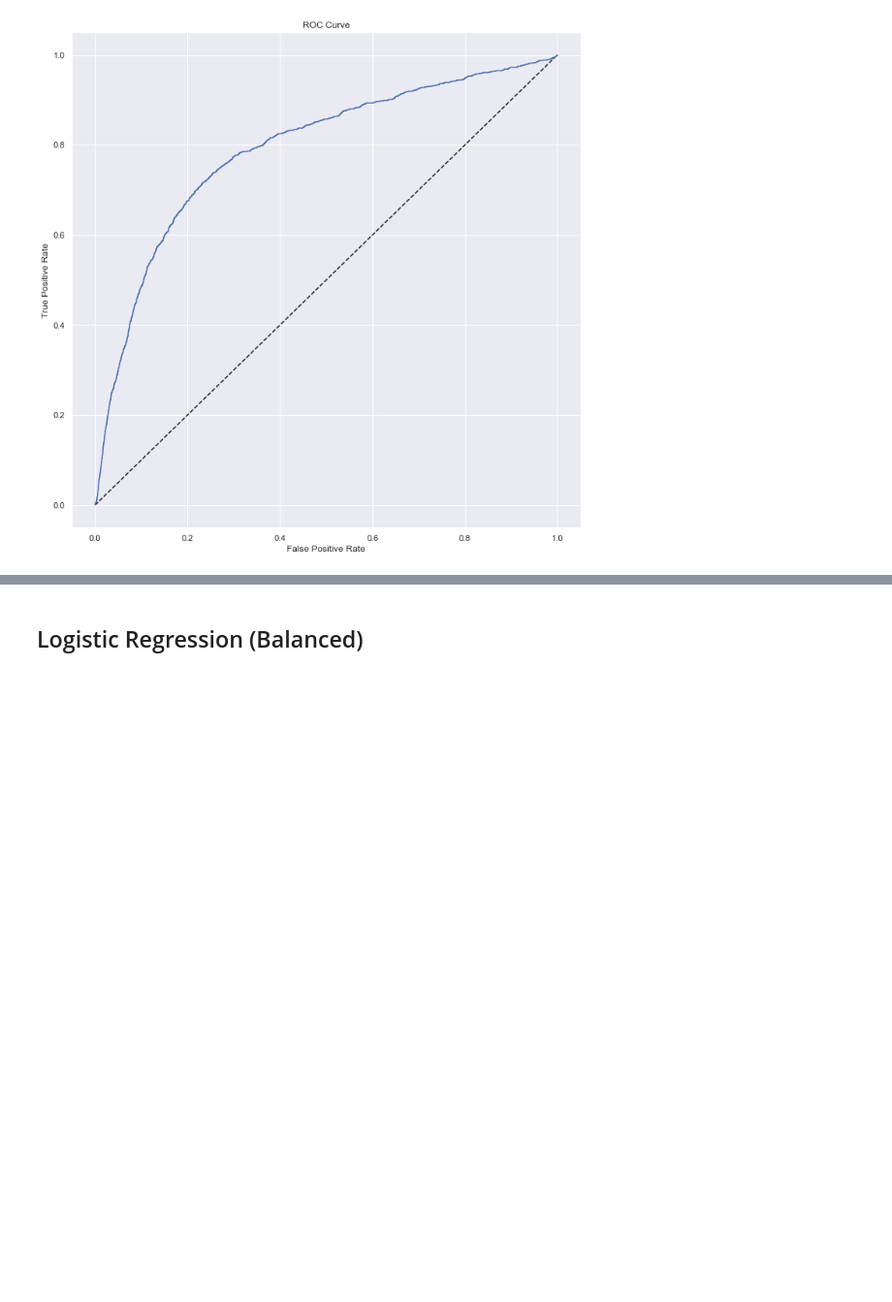
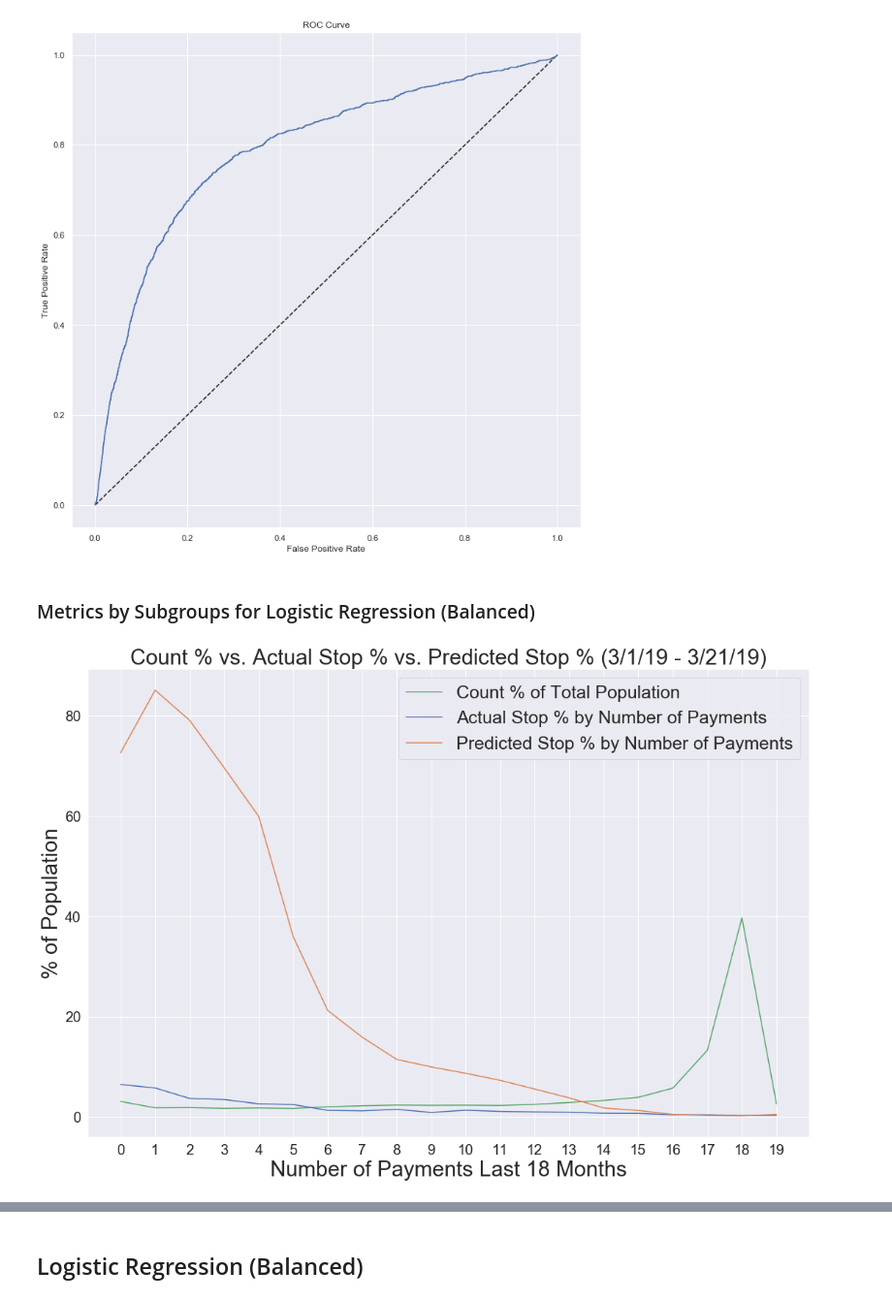
Before and after one commit to brocknosbisch/Springboard_Capstone_2, a Jupyter notebook: Chapter_5_Capstone_2_Machine_Learning.ipynb, the cells around one changed output, grey strips where cells are left out. Shown: that part at 97% size. Drawn from its saved outputs; the diff is of its cells as text; code cells hidden in the pictures; blank space fills up the shorter version.

```diff
--- a/Chapter_5_Capstone_2_Machine_Learning.ipynb
+++ b/Chapter_5_Capstone_2_Machine_Learning.ipynb
@@ -415,3 +415,37 @@ plt.show()
 # %% [output]
 ROC AUC Score: 0.7907250900335185
 [figure]
+# %% [markdown]
+### Metrics by Subgroups for Logistic Regression (Balanced)
+# %%
+X_test2 = pd.DataFrame(X_test_2)
+y_test2 = pd.DataFrame(y_test_2)
+y_test2['pred'] = y_pred
+y_test2[:][y_test2['pred']==1]
+
+# Merging the X_test2 and y_test2 together.
+df3 = pd.concat([X_test2, y_test2.reindex(X_test2.index)], axis=1)
+# %%
+plt.figure(figsize=(18,12))
+data = df3['PAYMENTS_IN_LAST_18_MONTHS'][df3['PAYMENTS_IN_LAST_18_MONTHS'] < 20].groupby(df3['PAYMENTS_IN_LAST_18_MONTHS']).count()
+x1 = list(np.unique(df3['PAYMENTS_IN_LAST_18_MONTHS'][df3['PAYMENTS_IN_LAST_18_MONTHS'] < 20]))
+y1 = (data/data.sum())*100
+data2 = df3['PAYMENTS_IN_LAST_18_MONTHS'][((df3['STOP_21_DAYS_FROM_20190301'] == 1)& (df3['PAYMENTS_IN_LAST_18_MONTHS'] < 20))].groupby(df3['PAYMENTS_IN_LAST_18_MONTHS']).count()
+y2 = (data2/data)*100
+
+data3 = df3['PAYMENTS_IN_LAST_18_MONTHS'][((df3['pred'] == 1) & (df3['PAYMENTS_IN_LAST_18_MONTHS'] < 20))].groupby(df3['PAYMENTS_IN_LAST_18_MONTHS']).count()
+y3 = (data3/data)*100
+plt.xlabel('Number of Payments Last 18 Months', fontsize=30)
+plt.ylabel('% of Population', fontsize=30)
+plt.title('Count % vs. Actual Stop % vs. Predicted Stop % (3/1/19 - 3/21/19)', fontsize=30)
+
+plt.plot(x1, y1, color='g', label='Count % of Total Population')
+plt.plot(x1, y2, label='Actual Stop % by Number of Payments')
+plt.plot(x1, y3, label='Predicted Stop % by Number of Payments')
+plt.xticks(np.arange(0,20,1),fontsize=20)
+plt.yticks( fontsize=20)
+plt.legend(loc=1, prop={'size': 25})
+
+plt.show()
+# %% [output]
+[figure, added]
```
Also changed, not shown: parts of 3 cells of this notebook.
